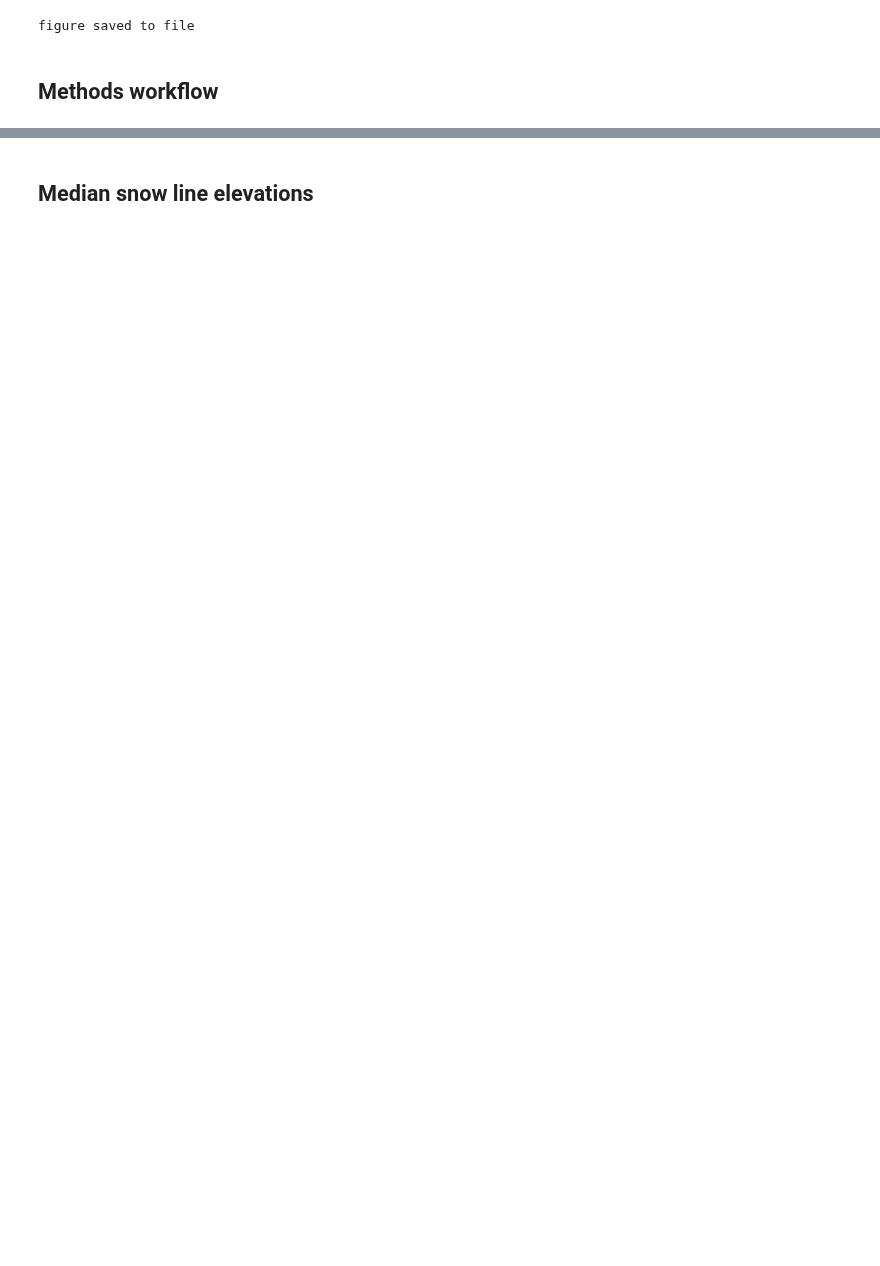
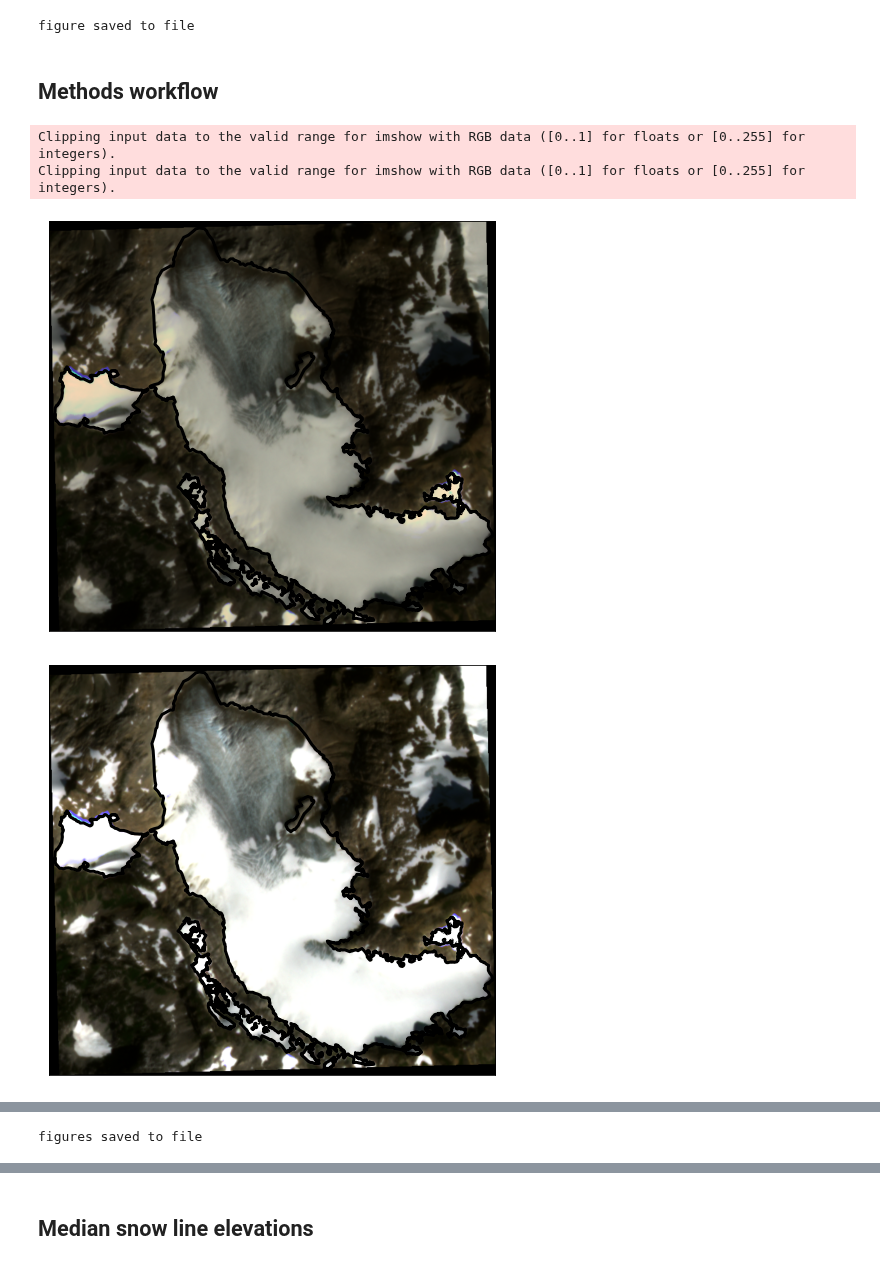
Before and after one commit to RaineyAbe/glacier-snow-cover-mapping, a Jupyter notebook: notebooks/make_figures.ipynb, the cells around one changed output, grey strips where cells are left out. Saved outputs shown, nothing was run; the diff lists cells and outputs as text; code cells hidden in the pictures; blank space fills up the shorter version.

```diff
--- a/notebooks/make_figures.ipynb
+++ b/notebooks/make_figures.ipynb
@@ -263,8 +267,6 @@ site_name = 'SouthCascade'
 # USGS glacier outline
 AOI_fn = glob.glob(base_path + '../study-sites/' + site_name + '/glacier_outlines/' + site_name + '_USGS_*.shp')[0]
 AOI = gpd.read_file(AOI_fn)
-# query GEE for DEM
-# DEM, AOI_UTM = f.query_GEE_for_DEM(AOI)
 # define colors for classified image
 color_snow = '#4eb3d3'
 color_ice = '#084081'
@@ -284,7 +286,7 @@ xmin, xmax, ymin, ymax = np.min(im.x.data), np.max(im.x.data), np.min(im.y.data)
 fig1, ax1 = plt.subplots(figsize=(8,8))
 ax1.imshow(np.dstack([im.data[2], im.data[1], im.data[0]]),
            extent=(xmin, xmax, ymin, ymax))
-AOI_UTM.plot(ax=ax1, facecolor='none', edgecolor=site_colors[3], linewidth=3)
+AOI.plot(ax=ax1, facecolor='none', edgecolor='k', linewidth=3)
 ax1.set_xlim(xmin, xmax)
 ax1.set_ylim(ymin, ymax)
 ax1.set_xticks([])
@@ -299,7 +301,7 @@ im_adj = im_adj / im_scalar
 fig2, ax2 = plt.subplots(figsize=(8,8))
 ax2.imshow(np.dstack([im_adj.data[2], im_adj.data[1], im_adj.data[0]]),
            extent=(xmin, xmax, ymin, ymax))
-AOI_UTM.plot(ax=ax2, facecolor='none', edgecolor=site_colors[3], linewidth=3)
+AOI.plot(ax=ax2, facecolor='none', edgecolor='k', linewidth=3)
 ax2.set_xlim(xmin, xmax)
 ax2.set_ylim(ymin, ymax)
 ax2.set_xticks([])
@@ -315,15 +317,15 @@ fig3, ax3 = plt.subplots(figsize=(8,8))
 plt.rcParams.update({'font.size':font_size, 'font.sans-serif':'Arial'})
 ax3.imshow(im_classified.data[0], cmap=cmp, vmin=1, vmax=5,
            extent=(xmin, xmax, ymin, ymax))
-AOI_UTM.plot(ax=ax3, facecolor='none', edgecolor=site_colors[3], linewidth=3)
+AOI.plot(ax=ax3, facecolor='none', edgecolor='k', linewidth=3)
 # plot dummy points for legend
 ax3.scatter(0, 0, color=color_snow, s=50, label='snow')
 ax3.scatter(0, 0, color=color_ice, s=50, label='ice')
 ax3.scatter(0, 0, color=color_rock, s=50, label='rock')
 ax3.scatter(0, 0, color=color_water, s=50, label='water')
-ax3.set_xlim(xmin, xmax)
+ax3.set_xlim(xmin, xmax+300)
 ax3.set_ylim(ymin, ymax)
-ax3.legend(loc='upper right') #bbox_to_anchor=(1.47, 0.7))
+ax3.legend(loc='upper right')
 ax3.set_xticks([])
 ax3.set_yticks([])
 
@@ -355,41 +357,46 @@ for i, contour in list(zip(np.arange(0,len(contours)), contours)):
 # plot dummy points for legend
 ax4.scatter(np.array([-10, -9]),np.array([-10, -9]), edgecolor='k', facecolor='k', s=100, label='snow')
 ax4.scatter(np.array([-10, -9]),np.array([-10, -9]), edgecolor='k', facecolor='w', s=100, label='no snow')
-ax4.set_xlim(0,len(im.x.data))
+ax4.set_xlim(0,len(im.x.data)+300)
 ax4.set_ylim(len(im.y.data), 0)
-ax4.legend(loc='upper right') #bbox_to_anchor=(0.97, 0.7))
+ax4.legend(loc='upper right')
 ax4.set_xticks([])
 ax4.set_yticks([])
 
 # -----5. Snow line
 snowlines_fn = base_path + '../study-sites/' + site_name + '/imagery/PlanetScope/snowlines/SouthCascade_20160819_20220927_snowlines.pkl'
 snowlines = pd.read_pickle(snowlines_fn)
 snowline = snowlines['snowlines_coords'].iloc[-15]
 # plot
 fig5, ax5 = plt.subplots(figsize=(8,8))
 plt.rcParams.update({'font.size':font_size, 'font.sans-serif':'Arial'})
 binary_plt = ax5.imshow(im_binary,
                         extent=(xmin, xmax, ymin, ymax),
                         cmap='Greys')
 for i, sl in enumerate(snowline):
     if i==0:
         ax5.plot(*sl.coords.xy, '-m', label='snowline', linewidth=5)
     else:
         ax5.plot(*sl.coords.xy, '-m', label='_nolegend', linewidth=5)
 # plot dummy points for legend
 ax5.scatter(np.array([-10, -9]),np.array([-10, -9]), edgecolor='k', facecolor='k', s=100, label='snow')
 ax5.scatter(np.array([-10, -9]),np.array([-10, -9]), edgecolor='k', facecolor='w', s=100, label='no snow')
-ax5.set_xlim(xmin,xmax)
+ax5.set_xlim(xmin, xmax+300)
 ax5.set_ylim(ymin, ymax)
-ax5.legend(loc='upper right')#bbox_to_anchor=(0.97, 0.7))
+ax5.legend(loc='upper right')
 ax5.set_xticks([])
 ax5.set_yticks([])
 plt.show()
 
 if save_figures:
     fig1.savefig(out_path+'processing_workflow_1.png', dpi=300, facecolor='white', edgecolor='none')
     fig2.savefig(out_path+'processing_workflow_2.png', dpi=300, facecolor='white', edgecolor='none')
     fig3.savefig(out_path+'processing_workflow_3.png', dpi=300, facecolor='white', edgecolor='none')
     fig4.savefig(out_path+'processing_workflow_4.png', dpi=300, facecolor='white', edgecolor='none')
     fig5.savefig(out_path+'processing_workflow_5.png', dpi=300, facecolor='white', edgecolor='none')
     print('figures saved to file')
+# %% [output]
+Clipping input data to the valid range for imshow with RGB data ([0..1] for floats or [0..255] for integers).
+Clipping input data to the valid range for imshow with RGB data ([0..1] for floats or [0..255] for integers).
+[figure, added]
+[figure, added]
@@ -395,0 +406 @@ if save_figures:
+figures saved to file
```
Also changed, not shown: parts of 5 cells of this notebook, 18 other files.
